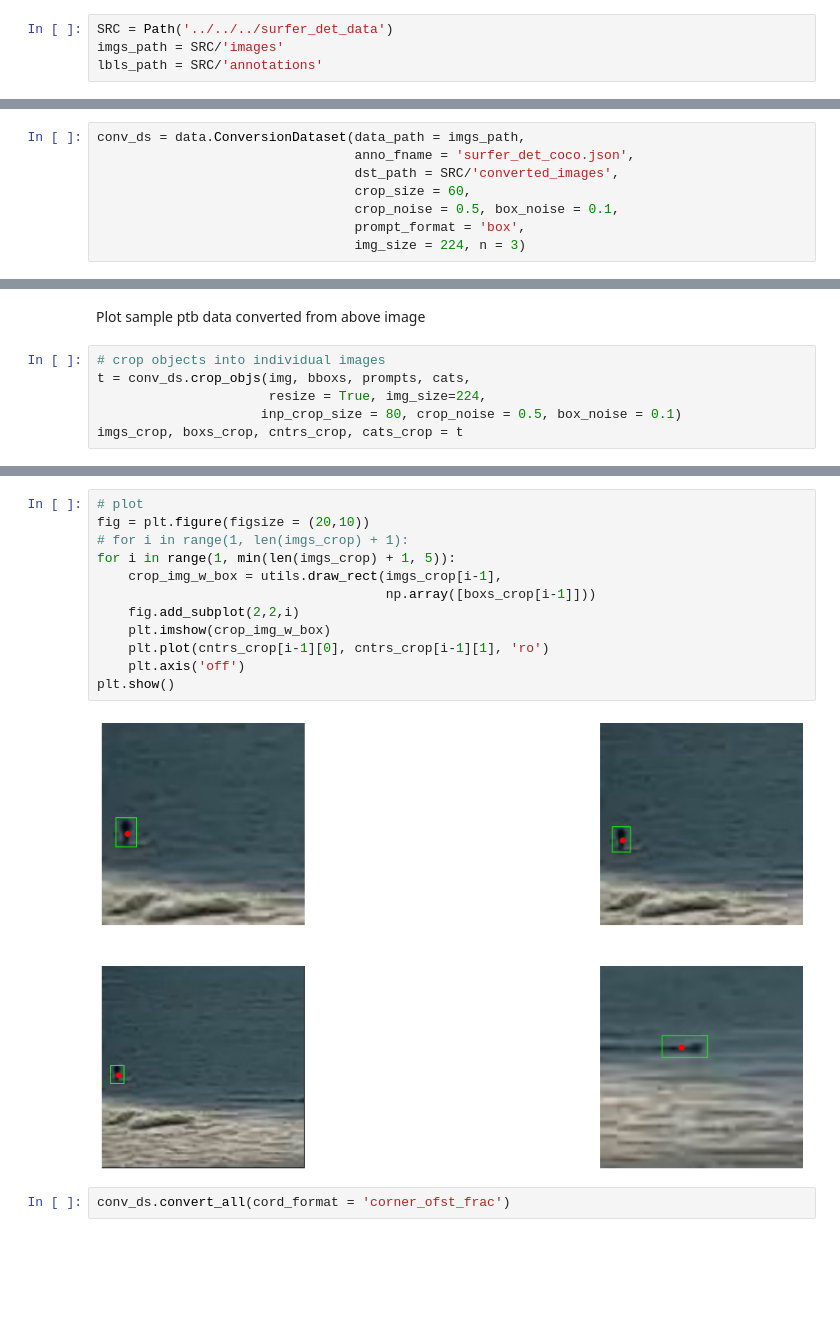
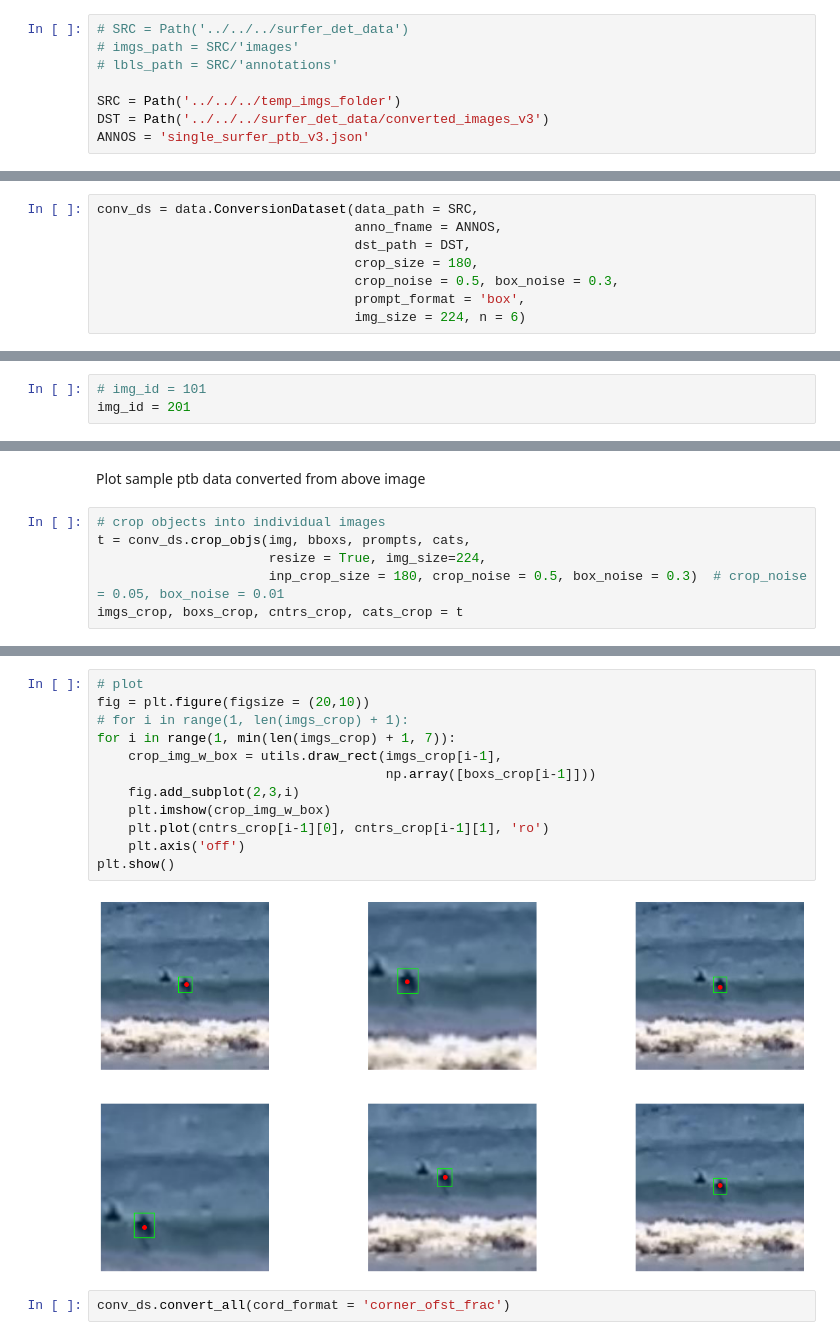
Before and after one commit to BavarianToolbox/point_to_box, a Jupyter notebook: experiments/surfer_data_conversion.ipynb, the cells around one changed output, grey strips where cells are left out. Cells and saved outputs as stored; diff of their text form; blank space fills up the shorter version.

```diff
--- a/experiments/surfer_data_conversion.ipynb
+++ b/experiments/surfer_data_conversion.ipynb
@@ -21,9 +21,13 @@ from torch.utils.data import DataLoader
 import torch.optim as opt
 from PIL import Image
 # %%
-SRC = Path('../../../surfer_det_data')
-imgs_path = SRC/'images'
-lbls_path = SRC/'annotations'
+# SRC = Path('../../../surfer_det_data')
+# imgs_path = SRC/'images'
+# lbls_path = SRC/'annotations'
+
+SRC = Path('../../../temp_imgs_folder')
+DST = Path('../../../surfer_det_data/converted_images_v3')
+ANNOS = 'single_surfer_ptb_v3.json'
 # %%
 json_data = utils.yolo_to_coco(imgs_path, lbls_path)
 # %%
@@ -32,12 +36,12 @@ with open(imgs_path/'surfer_det_coco.json', 'w') as json_file:
 # %% [markdown]
 Create conversion dataset
 # %%
-conv_ds = data.ConversionDataset(data_path = imgs_path,
-                                 anno_fname = 'surfer_det_coco.json',
-                                 dst_path = SRC/'converted_images',
-                                 crop_size = 60,
-                                 crop_noise = 0.5, box_noise = 0.1,
+conv_ds = data.ConversionDataset(data_path = SRC,
+                                 anno_fname = ANNOS,
+                                 dst_path = DST,
+                                 crop_size = 180,
+                                 crop_noise = 0.5, box_noise = 0.3,
                                  prompt_format = 'box',
-                                 img_size = 224, n = 3)
+                                 img_size = 224, n = 6)
 # %% [output]
 loading annotations into memory...
@@ -51,3 +53,6 @@ img_id = 101
+# %%
+# img_id = 101
+img_id = 201
 # %%
 #hide_input
 img, bboxs, prompts, cats = conv_ds.load_img(img_id)
@@ -63,5 +68,5 @@ Plot sample ptb data converted from above image
 # crop objects into individual images
 t = conv_ds.crop_objs(img, bboxs, prompts, cats,
                       resize = True, img_size=224,
-                     inp_crop_size = 80, crop_noise = 0.5, box_noise = 0.1)
+                      inp_crop_size = 180, crop_noise = 0.5, box_noise = 0.3)  # crop_noise = 0.05, box_noise = 0.01
 imgs_crop, boxs_crop, cntrs_crop, cats_crop = t
@@ -68,17 +77,17 @@ imgs_crop, boxs_crop, cntrs_crop, cats_crop = t
 # %%
 # plot
 fig = plt.figure(figsize = (20,10))
 # for i in range(1, len(imgs_crop) + 1):
-for i in range(1, min(len(imgs_crop) + 1, 5)):
+for i in range(1, min(len(imgs_crop) + 1, 7)):
     crop_img_w_box = utils.draw_rect(imgs_crop[i-1],
                                      np.array([boxs_crop[i-1]]))
-    fig.add_subplot(2,2,i)
+    fig.add_subplot(2,3,i)
     plt.imshow(crop_img_w_box)
     plt.plot(cntrs_crop[i-1][0], cntrs_crop[i-1][1], 'ro')
     plt.axis('off')
 plt.show()
 # %% [output]
-[figure, old version]
+[figure, new version]
 # %%
 conv_ds.convert_all(cord_format = 'corner_ofst_frac')
 # %%
```
Also changed, not shown: parts of 27 cells of this notebook, 5 other files.
